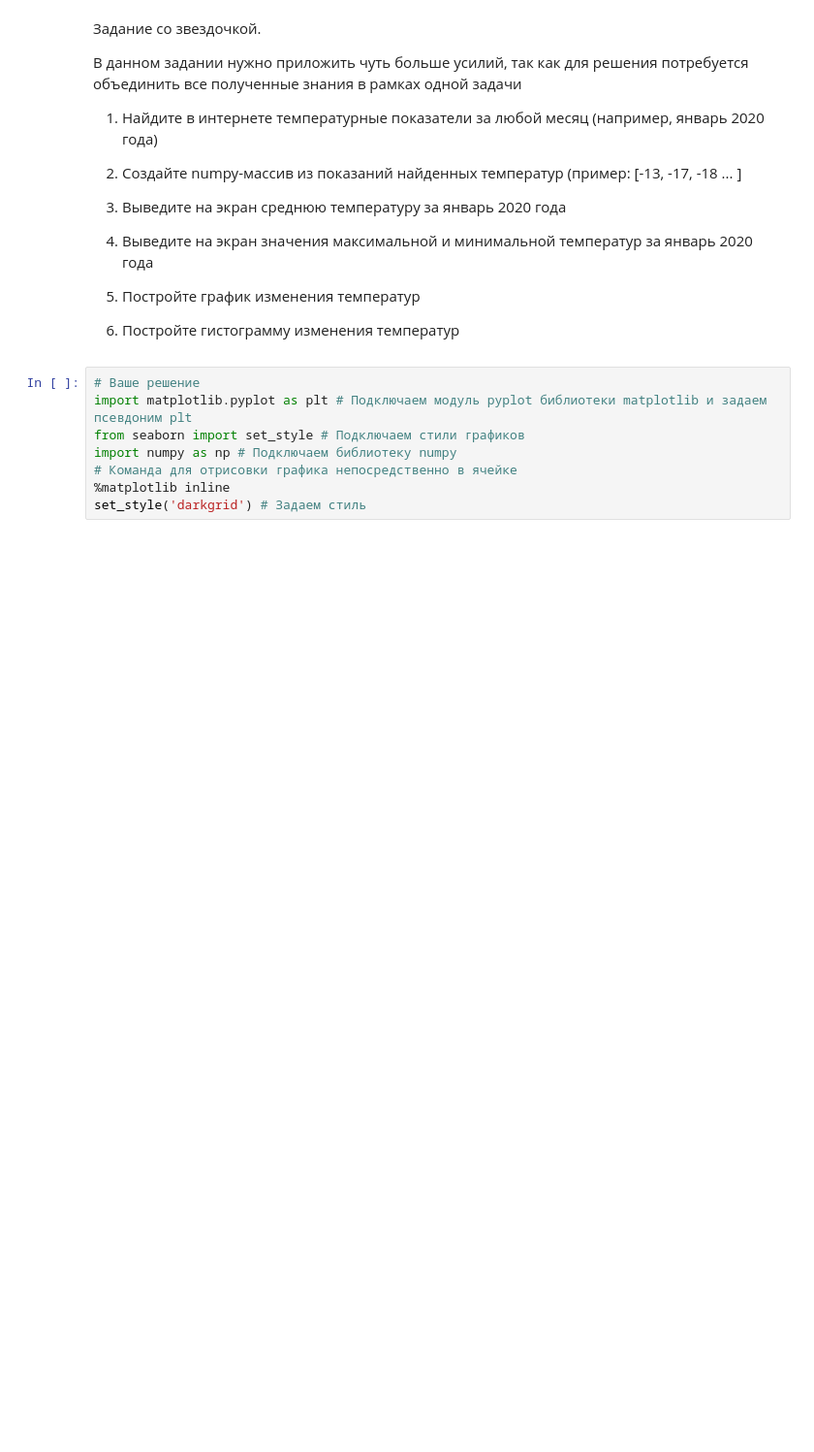
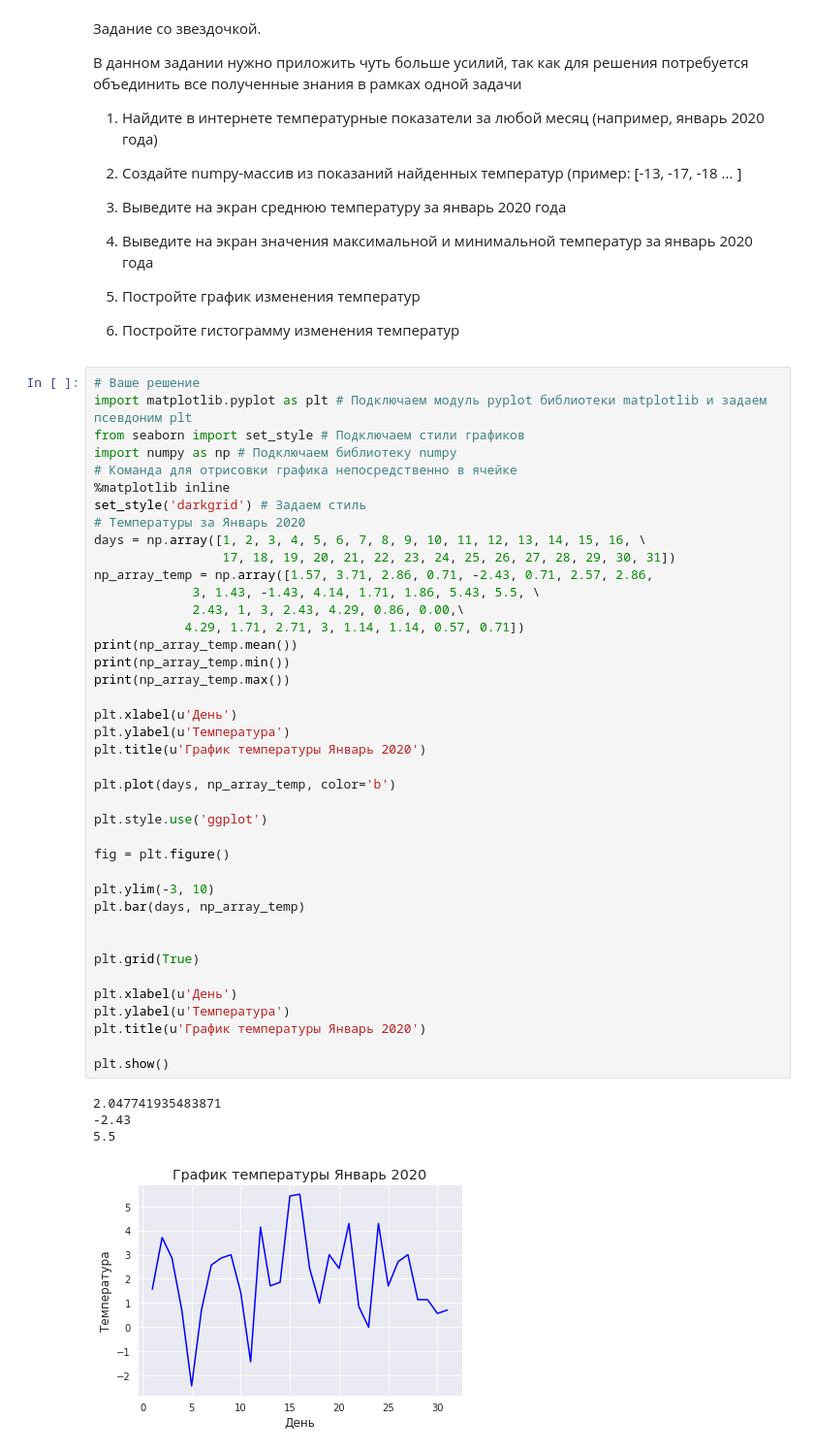
Before and after one commit to adwiza/ai-learn, a Jupyter notebook: Университет_искусственного_интеллекта_Домашнее_задание_№1.ipynb, the cells around one changed output. Shown at 97% size. Cells and saved outputs as stored; diff of their text form; blank space fills up the shorter version.

```diff
--- a/Университет_искусственного_интеллекта_Домашнее_задание_№1.ipynb
+++ b/Университет_искусственного_интеллекта_Домашнее_задание_№1.ipynb
@@ -70,11 +90,48 @@ import numpy as np # Подключаем библиотеку numpy
 5. Постройте график изменения температур
 
 6. Постройте гистограмму изменения температур
-# %%
-# Ваше решение
-import matplotlib.pyplot as plt # Подключаем модуль pyplot библиотеки matplotlib и задаем псевдоним plt
-from seaborn import set_style # Подключаем стили графиков
-import numpy as np # Подключаем библиотеку numpy
-# Команда для отрисовки графика непосредственно в ячейке
-%matplotlib inline
-set_style('darkgrid') # Задаем стиль
+# %%
+# Ваше решение
+import matplotlib.pyplot as plt # Подключаем модуль pyplot библиотеки matplotlib и задаем псевдоним plt
+from seaborn import set_style # Подключаем стили графиков
+import numpy as np # Подключаем библиотеку numpy
+# Команда для отрисовки графика непосредственно в ячейке
+%matplotlib inline
+set_style('darkgrid') # Задаем стиль
+# Температуры за Январь 2020
+days = np.array([1, 2, 3, 4, 5, 6, 7, 8, 9, 10, 11, 12, 13, 14, 15, 16, \
+                 17, 18, 19, 20, 21, 22, 23, 24, 25, 26, 27, 28, 29, 30, 31])
+np_array_temp = np.array([1.57, 3.71, 2.86, 0.71, -2.43, 0.71, 2.57, 2.86,
+             3, 1.43, -1.43, 4.14, 1.71, 1.86, 5.43, 5.5, \
+             2.43, 1, 3, 2.43, 4.29, 0.86, 0.00,\
+            4.29, 1.71, 2.71, 3, 1.14, 1.14, 0.57, 0.71])
+print(np_array_temp.mean())
+print(np_array_temp.min())
+print(np_array_temp.max())
+
+plt.xlabel(u'День')
+plt.ylabel(u'Температура')
+plt.title(u'График температуры Январь 2020')
+
+plt.plot(days, np_array_temp, color='b')
+
+plt.style.use('ggplot')
+
+fig = plt.figure()
+
+plt.ylim(-3, 10)
+plt.bar(days, np_array_temp)
+
+
+plt.grid(True)
+
+plt.xlabel(u'День')
+plt.ylabel(u'Температура')
+plt.title(u'График температуры Январь 2020')
+
+plt.show()
+# %% [output]
+2.047741935483871
+-2.43
+5.5
+[figure, added]
```
Also changed, not shown: parts of 4 cells of this notebook.
